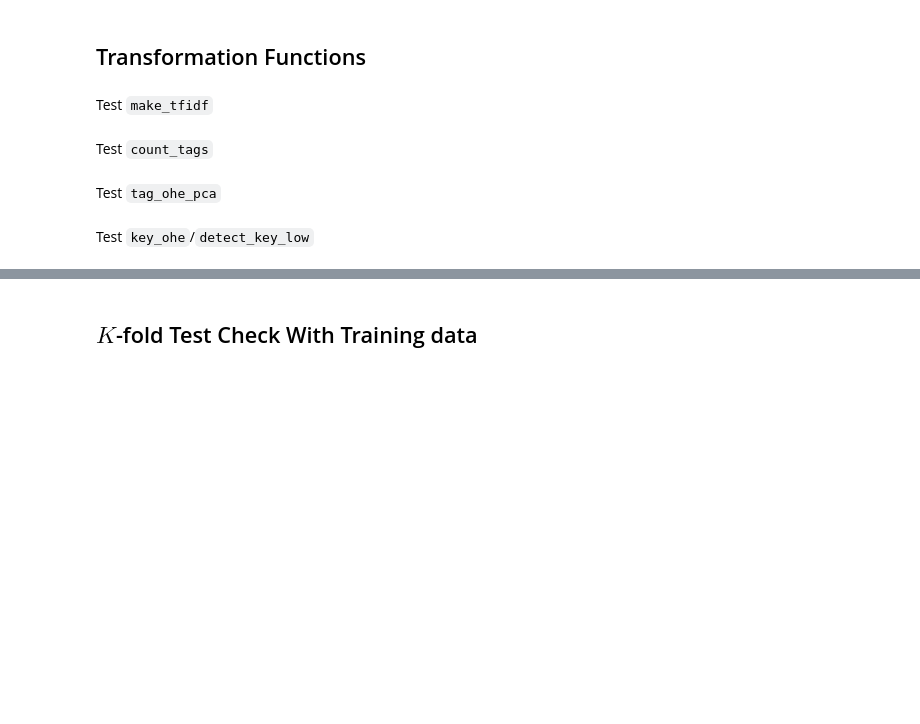
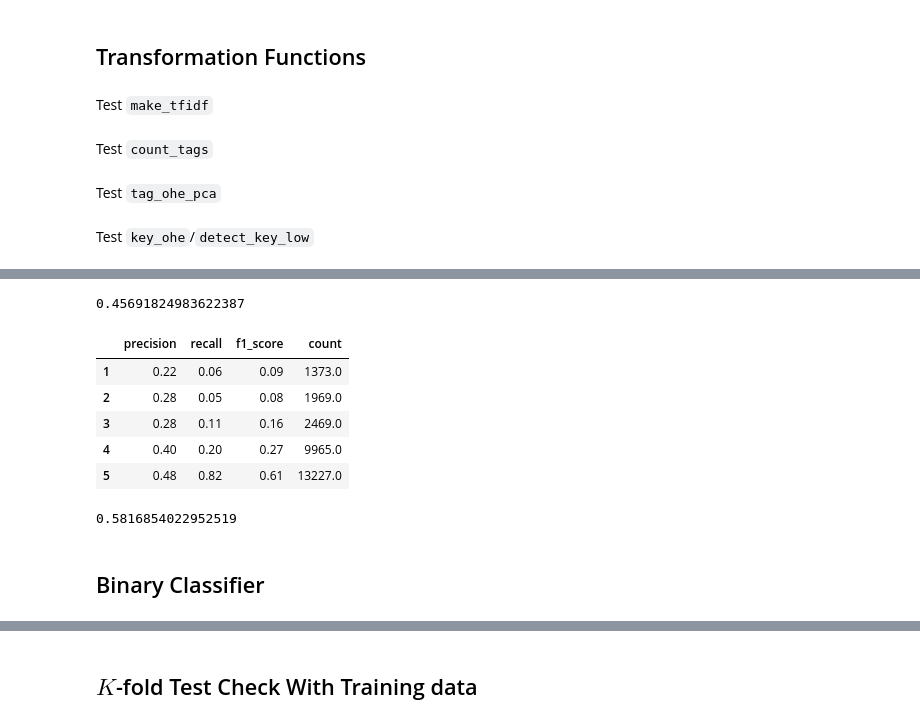
Before and after one commit to KevinBian107/dsc80_proj, a Jupyter notebook: model.ipynb, the cells around one changed output, grey strips where cells are left out. Saved outputs shown, nothing was run; the diff lists cells and outputs as text; code cells hidden in the pictures; blank space fills up the shorter version.

```diff
--- a/model.ipynb
+++ b/model.ipynb
@@ -192,8 +257,8 @@ def detect_key_low(df):
         count.fit(lst)
         return pd.DataFrame(count.transform(lst).toarray(), columns=count.get_feature_names_out())
 
-    tfidf_low = make_tfidf(df[df['is_low']==True]['description'])
-    tfidf_base = make_tfidf(df['description'])
+    tfidf_low = make_tfidf(df[df['is_low']==True][df.columns[1]])
+    tfidf_base = make_tfidf(df[df.columns[1]])
 
     keyword_all = tfidf_base.apply(key_largest, axis=1) #argmax a bit faster
     keyword_low = tfidf_low.apply(key_largest, axis=1)
@@ -229,7 +294,7 @@ def tag_ohe_pca(df):
     df_pca = pd.DataFrame(data = np.stack(a.to_numpy()),columns=my_dict)
 
     # conduct PCA to reduce to just 50 dimensions
-    pca = PCA(n_components=50)
+    pca = PCA(n_components=20)
     reduced = pca.fit_transform(df_pca)
 
     return reduced
@@ -269,14 +331,8 @@ norm_relative = Pipeline([
     ('norm_minutes_binary_nsteps', FunctionTransformer(lambda x: StdScalerByGroup().fit(x).transform(x))),
 ])
 
-key_ohe = Pipeline([
-    ('tfidf',FunctionTransformer(detect_key_low)),
-    ('key_ohe', OneHotEncoder(drop='first'))
-])
-
 preproc_rf = ColumnTransformer(
     transformers=[
-        ('tfidf_key_ohe', key_ohe, ['is_low','description']),
         ('bi_nsteps', Binarizer(threshold=25),['n_steps']),
         ('bi_ningredients', Binarizer(threshold=20),['n_ingredients']),
         ('norm_minutes_binary_nsteps',norm_relative,['n_steps','minutes']),
@@ -286,26 +342,13 @@ preproc_rf = ColumnTransformer(
     remainder='drop'
 )
 
-preproc_lg = ColumnTransformer(
-    transformers=[
-        ('tag_pca',FunctionTransformer(tag_ohe_pca),['tags']),
-    ],
-    remainder='drop'
-)
-
-pl_rf = Pipeline([
+pl_base = Pipeline([
     ('preprocessor', preproc_rf),
-    ('rfc', RandomForestClassifier(max_depth=10,
-                                   n_estimators=100,
+    ('rfc', RandomForestClassifier(max_depth=2,
+                                   n_estimators=140,
                                    criterion='entropy',
-                                   min_samples_split=2,
-                                   ))
+                                   min_samples_split=2))
 ])
-
-pl_lr = Pipeline([
-    ('preprocessor', preproc_lg),
-    ('lr',LogisticRegression(max_iter=500,
-                             multi_class='multinomial'))
-])
-
-voter = StackingClassifier(estimators=[('rfc', pl_rf), ('lr', pl_lr)])
+# %%
+pl_base.fit(X_train, y_train)
+pl_base.score(X_val, y_val)
@@ -335,0 +479,25 @@ Pipeline(steps=[('preprocessor',
+# %%
+pl_rf.score(X_val, y_val)
+# %% [output]
+0.45691824983622387
+# %%
+pd.DataFrame(precision_recall_fscore_support(pl_rf.predict(X_val), y_val),
+             index=['precision','recall','f1_score','count'],
+             columns=[1,2,3,4,5]).T
+# %% [output]
+|  | precision | recall | f1_score | count |
+| 1 | 0.22 | 0.06 | 0.09 | 1373.0 |
+| 2 | 0.28 | 0.05 | 0.08 | 1969.0 |
+| 3 | 0.28 | 0.11 | 0.16 | 2469.0 |
+| 4 | 0.40 | 0.20 | 0.27 | 9965.0 |
+| 5 | 0.48 | 0.82 | 0.61 | 13227.0 |
+# %%
+y_pred_probs = pl_rf.predict_proba(X_val)
+
+roc_auc_score(
+    y_val, y_pred_probs, multi_class="ovr", average="weighted"
+  )
+# %% [output]
+0.5816854022952519
+# %% [markdown]
+## Binary Classifier
```
Also changed, not shown: parts of 33 cells of this notebook.
